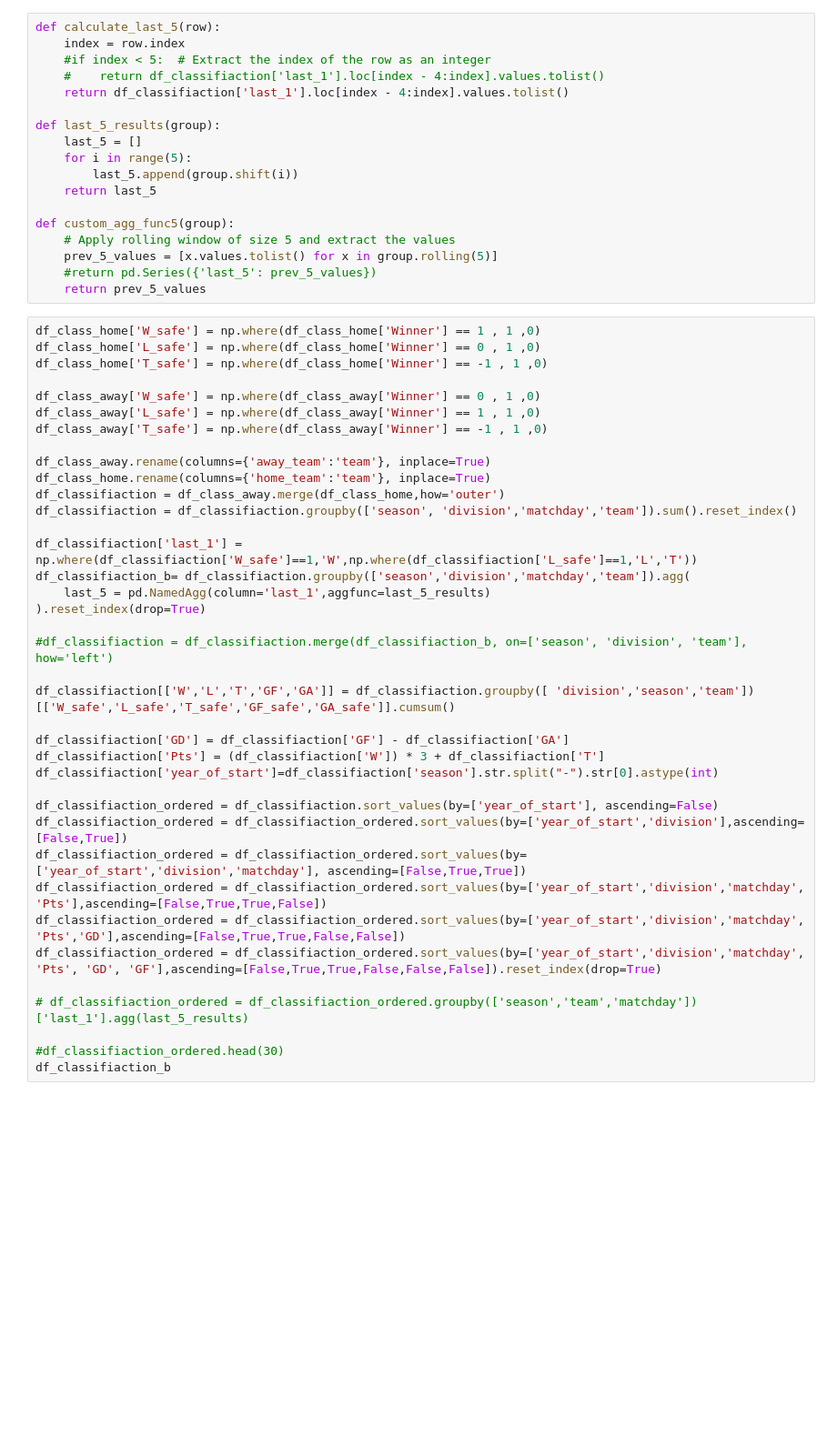
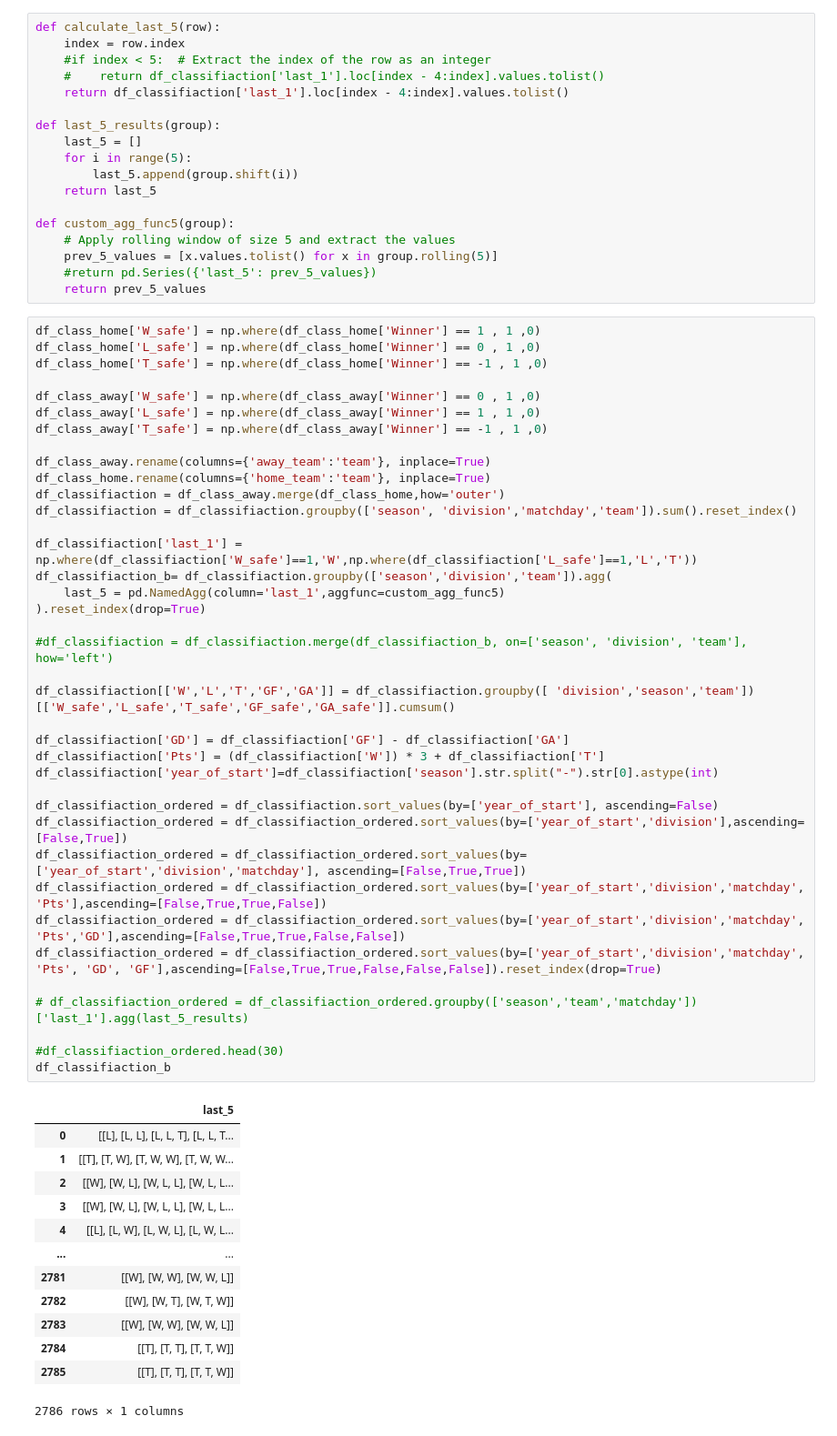
Before and after one commit to coders-unidas/la-quiniela, a Jupyter notebook: analysis/data_analysis.ipynb, the cells around one changed output. Shown at 91% size. Drawn from its saved outputs; the diff is of its cells as text; blank space fills up the shorter version.

```diff
--- a/analysis/data_analysis.ipynb
+++ b/analysis/data_analysis.ipynb
@@ -505,32 +505,46 @@ df_class_away['W_safe'] = np.where(df_class_away['Winner'] == 0 , 1 ,0)
 df_class_away['L_safe'] = np.where(df_class_away['Winner'] == 1 , 1 ,0)
 df_class_away['T_safe'] = np.where(df_class_away['Winner'] == -1 , 1 ,0)
 
 df_class_away.rename(columns={'away_team':'team'}, inplace=True)
 df_class_home.rename(columns={'home_team':'team'}, inplace=True)
 df_classifiaction = df_class_away.merge(df_class_home,how='outer')
 df_classifiaction = df_classifiaction.groupby(['season', 'division','matchday','team']).sum().reset_index()
 
 df_classifiaction['last_1'] = np.where(df_classifiaction['W_safe']==1,'W',np.where(df_classifiaction['L_safe']==1,'L','T'))
-df_classifiaction_b= df_classifiaction.groupby(['season','division','matchday','team']).agg(
-    last_5 = pd.NamedAgg(column='last_1',aggfunc=last_5_results)
+df_classifiaction_b= df_classifiaction.groupby(['season','division','team']).agg(
+    last_5 = pd.NamedAgg(column='last_1',aggfunc=custom_agg_func5)
 ).reset_index(drop=True)
 
 #df_classifiaction = df_classifiaction.merge(df_classifiaction_b, on=['season', 'division', 'team'], how='left')
 
 df_classifiaction[['W','L','T','GF','GA']] = df_classifiaction.groupby([ 'division','season','team'])[['W_safe','L_safe','T_safe','GF_safe','GA_safe']].cumsum()
 
 df_classifiaction['GD'] = df_classifiaction['GF'] - df_classifiaction['GA']
 df_classifiaction['Pts'] = (df_classifiaction['W']) * 3 + df_classifiaction['T']
 df_classifiaction['year_of_start']=df_classifiaction['season'].str.split("-").str[0].astype(int)
 
 df_classifiaction_ordered = df_classifiaction.sort_values(by=['year_of_start'], ascending=False)
 df_classifiaction_ordered = df_classifiaction_ordered.sort_values(by=['year_of_start','division'],ascending=[False,True])
 df_classifiaction_ordered = df_classifiaction_ordered.sort_values(by=['year_of_start','division','matchday'], ascending=[False,True,True])
 df_classifiaction_ordered = df_classifiaction_ordered.sort_values(by=['year_of_start','division','matchday', 'Pts'],ascending=[False,True,True,False])
 df_classifiaction_ordered = df_classifiaction_ordered.sort_values(by=['year_of_start','division','matchday', 'Pts','GD'],ascending=[False,True,True,False,False])
 df_classifiaction_ordered = df_classifiaction_ordered.sort_values(by=['year_of_start','division','matchday', 'Pts', 'GD', 'GF'],ascending=[False,True,True,False,False,False]).reset_index(drop=True)
 
 # df_classifiaction_ordered = df_classifiaction_ordered.groupby(['season','team','matchday'])['last_1'].agg(last_5_results)
 
 #df_classifiaction_ordered.head(30)
 df_classifiaction_b
+# %% [output]
+|  | last_5 |
+| 0 | [[L], [L, L], [L, L, T], [L, L, T... |
+| 1 | [[T], [T, W], [T, W, W], [T, W, W... |
+| 2 | [[W], [W, L], [W, L, L], [W, L, L... |
+| 3 | [[W], [W, L], [W, L, L], [W, L, L... |
+| 4 | [[L], [L, W], [L, W, L], [L, W, L... |
+| ... | ... |
+| 2781 | [[W], [W, W], [W, W, L]] |
+| 2782 | [[W], [W, T], [W, T, W]] |
+| 2783 | [[W], [W, W], [W, W, L]] |
+| 2784 | [[T], [T, T], [T, T, W]] |
+| 2785 | [[T], [T, T], [T, T, W]] |
+2786 rows × 1 columns
```
